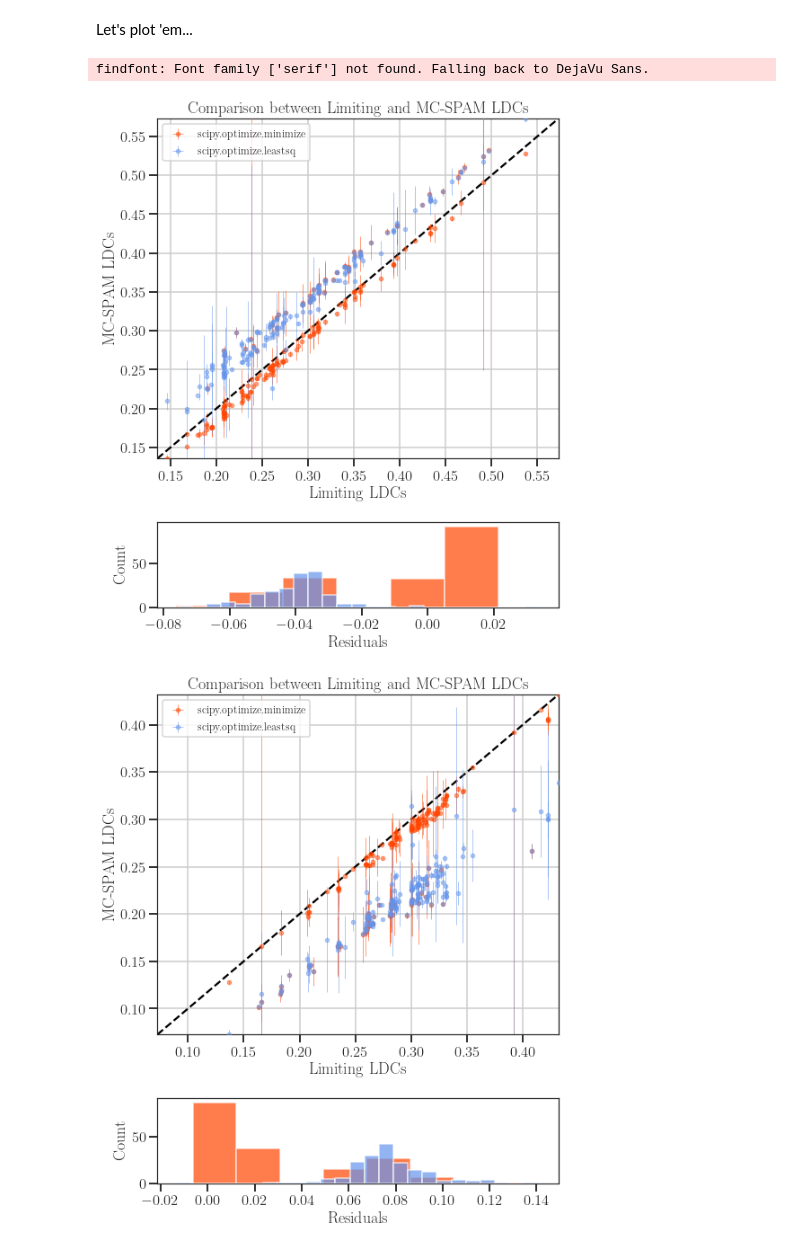
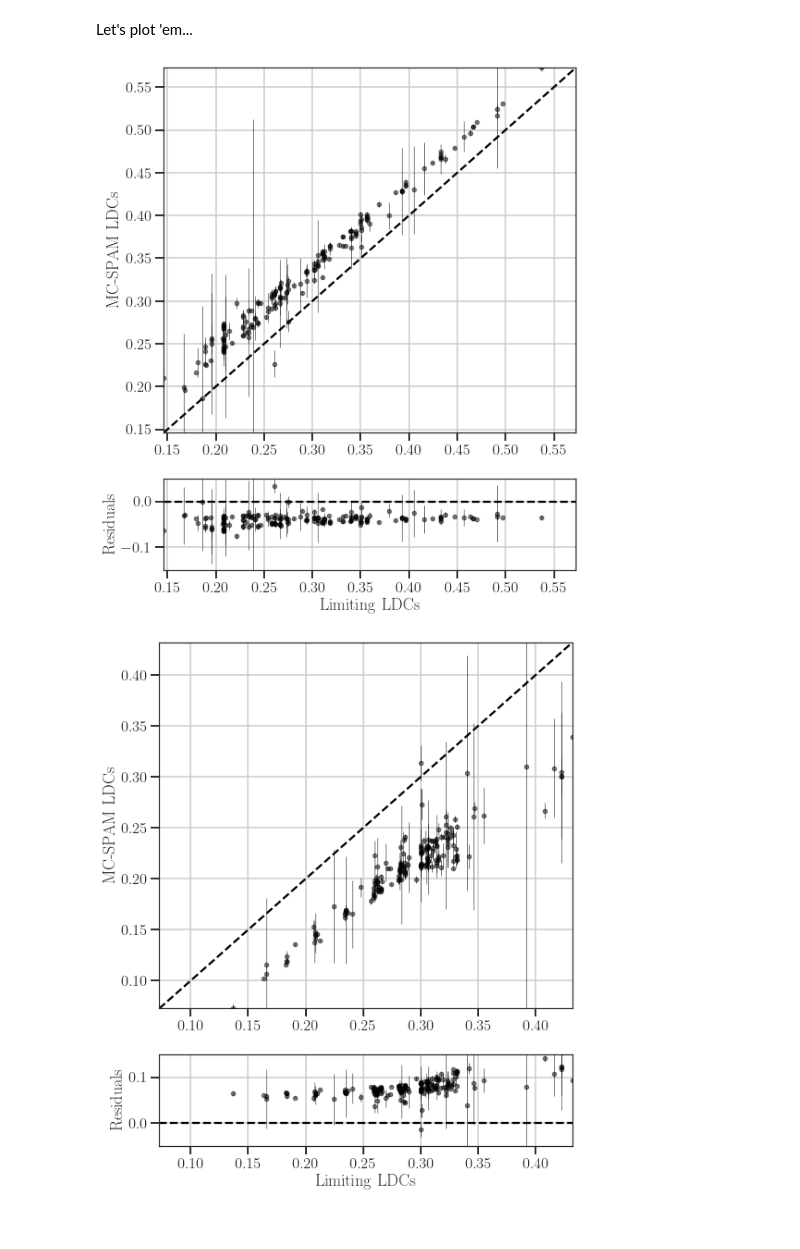
Before and after one commit to Jayshil/ld-spam, a Jupyter notebook: Notebooks/spam_vs_limiting_LDCs.ipynb, the cells around one changed output. Cells and saved outputs as stored; diff of their text form; code cells hidden in the pictures.

Commit message:
Comparison with only lsq LDCs

```diff
--- a/Notebooks/spam_vs_limiting_LDCs.ipynb
+++ b/Notebooks/spam_vs_limiting_LDCs.ipynb
@@ -42,15 +41,14 @@ rcParams['ytick.direction'] = 'out'
 # %% [markdown]
 Let's plot 'em...
 # %%
-utl.image_double(u1_lim, u1_lim, u1_lim_err, u1_lim_err, u1_mcs, u1_mcs_lsq, u1_mcs_err, u1_mcs_lsqe, 'scipy.optimize.minimize',\
-     'scipy.optimize.leastsq', 'Limiting LDCs', 'MC-SPAM LDCs', 'Comparison between Limiting and MC-SPAM LDCs')
+utl.single_image(u1_lim, u1_lim_err, u1_mcs, u1_mcs_err, 'Limiting LDCs', 'MC-SPAM LDCs')
+plt.ylim([-0.15, 0.05])
 plt.show()
 # %% [output]
-findfont: Font family ['serif'] not found. Falling back to DejaVu Sans.
-[figure, old version]
+[figure, new version]
 # %%
-utl.image_double(u2_lim, u2_lim, u2_lim_err, u2_lim_err, u2_mcs, u2_mcs_lsq, u2_mcs_err, u2_mcs_lsqe, 'scipy.optimize.minimize',\
-     'scipy.optimize.leastsq', 'Limiting LDCs', 'MC-SPAM LDCs', 'Comparison between Limiting and MC-SPAM LDCs')
+utl.single_image(u2_lim, u2_lim_err, u2_mcs, u2_mcs_err, 'Limiting LDCs', 'MC-SPAM LDCs')
+plt.ylim([-0.05,0.15])
 plt.show()
 # %% [output]
-[figure, old version]
+[figure, new version]
```
Also changed, not shown: parts of 1 cell of this notebook, 4 other files.
